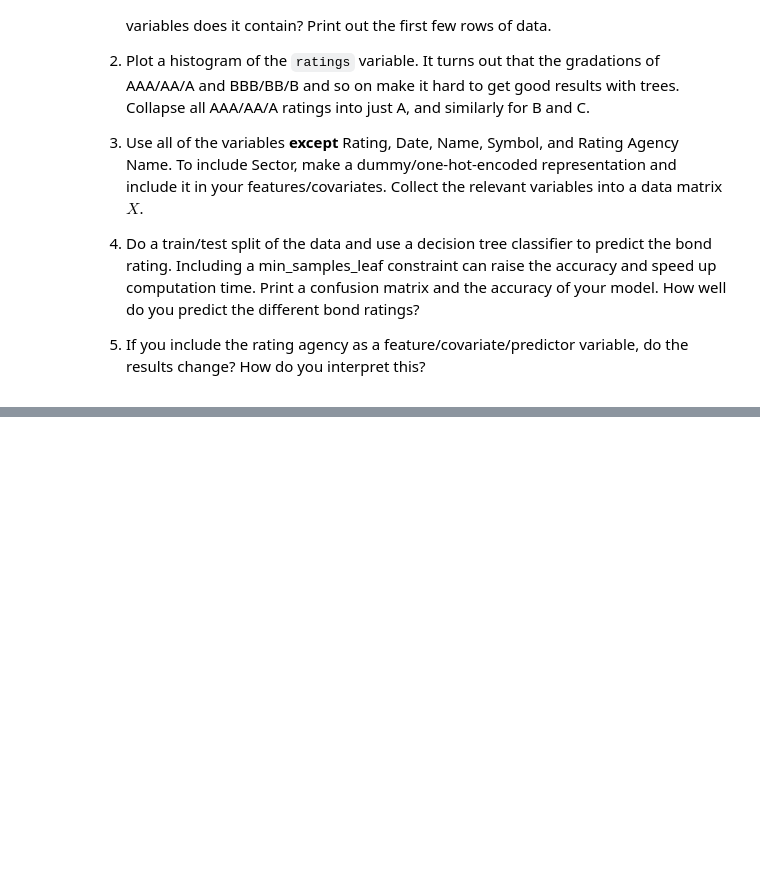
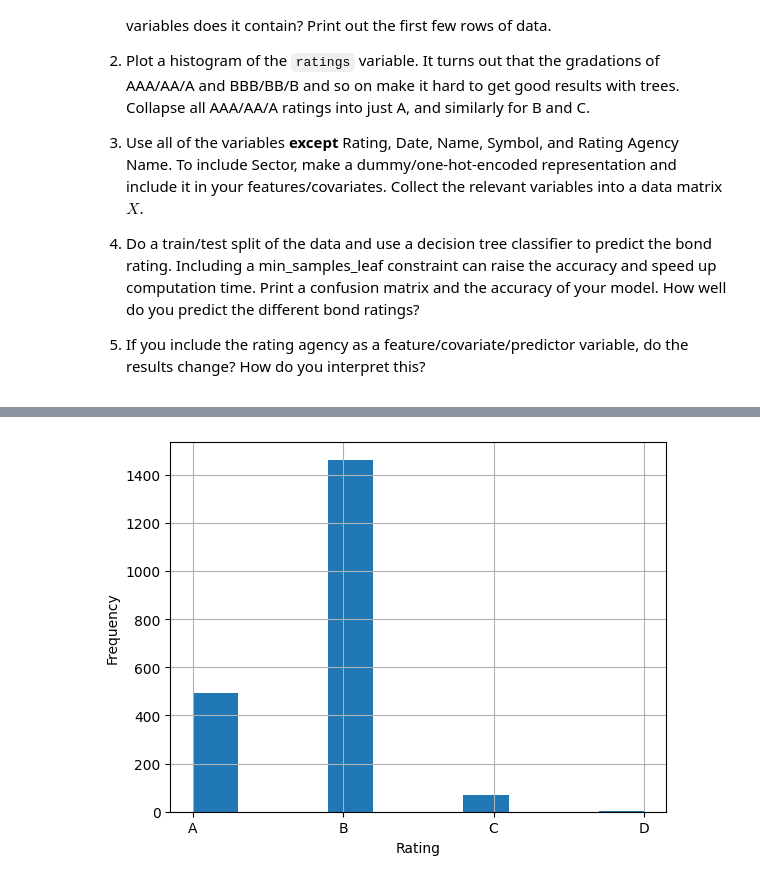
Before and after one commit to miacachion/trees_assignment, a Jupyter notebook: assignment.ipynb, the cells around one changed output, grey strips where cells are left out. Saved outputs shown, nothing was run; the diff lists cells and outputs as text; code cells hidden in the pictures; blank space fills up the shorter version.

```diff
--- a/assignment.ipynb
+++ b/assignment.ipynb
@@ -67,0 +104,13 @@
+# %%
+df['Rating_simplified'] = df['Rating'].replace({
+    'AAA': 'A', 'AA': 'A', 'A': 'A',
+    'BBB': 'B', 'BB': 'B', 'B': 'B',
+    'CCC': 'C', 'CC': 'C', 'C': 'C'
+})
+
+df['Rating_simplified'].hist()
+plt.xlabel('Rating')
+plt.ylabel('Frequency')
+plt.show()
+# %% [output]
+[figure, added]
```
Also changed, not shown: parts of 9 cells of this notebook.
